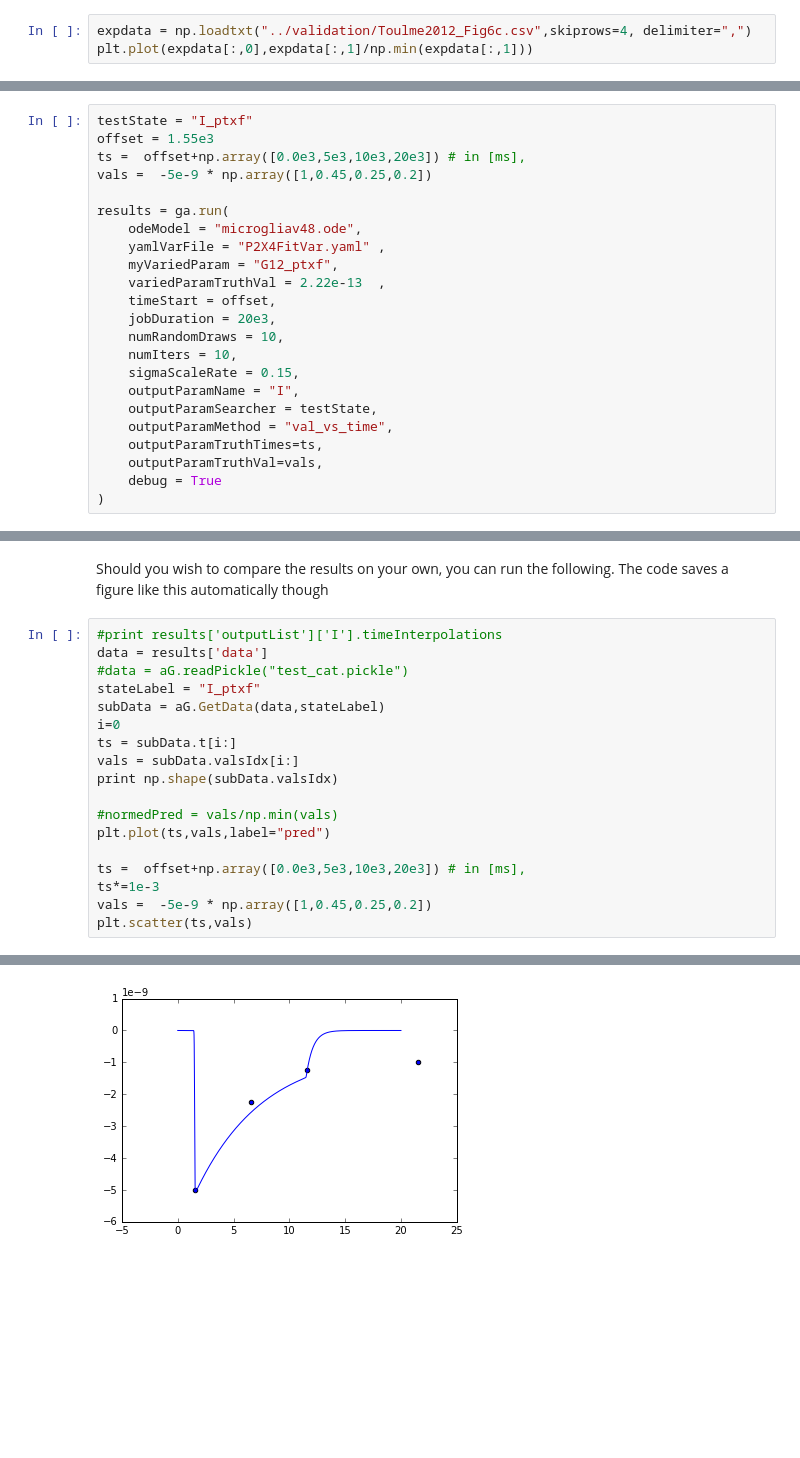
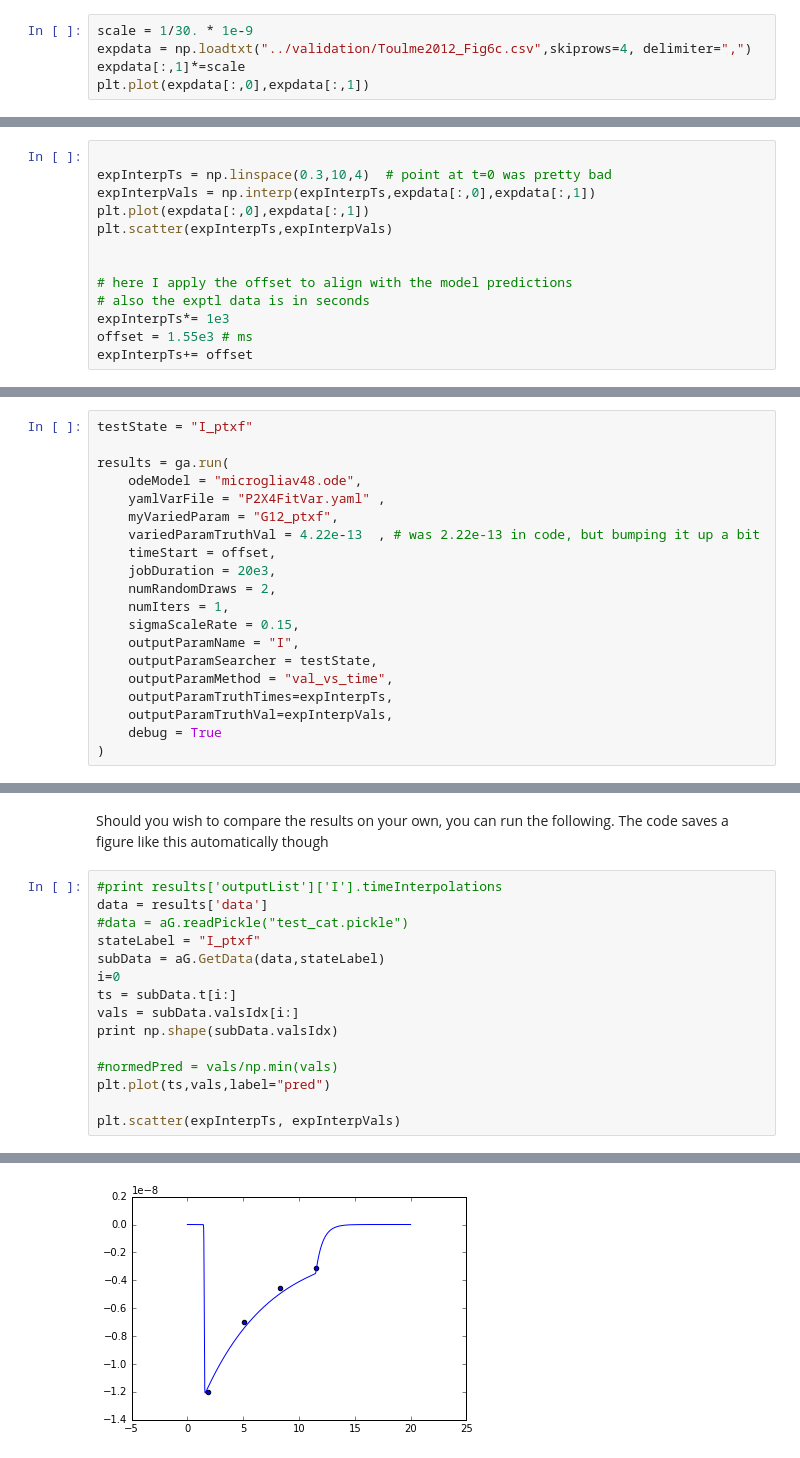
Before and after one commit to huskeypm/microglia, a Jupyter notebook: fitting/fitting.ipynb, the cells around one changed output, grey strips where cells are left out. Drawn from its saved outputs; the diff is of its cells as text; blank space fills up the shorter version.

```diff
--- a/fitting/fitting.ipynb
+++ b/fitting/fitting.ipynb
@@ -152,3 +146,5 @@ A more complicated example in which a time-dependent profile is compared
 # %%
+scale = 1/30. * 1e-9
 expdata = np.loadtxt("../validation/Toulme2012_Fig6c.csv",skiprows=4, delimiter=",")
-plt.plot(expdata[:,0],expdata[:,1]/np.min(expdata[:,1]))
+expdata[:,1]*=scale
+plt.plot(expdata[:,0],expdata[:,1])
@@ -154,0 +156,13 @@ plt.plot(expdata[:,0],expdata[:,1]/np.min(expdata[:,1]))
+# %%
+
+expInterpTs = np.linspace(0.3,10,4)  # point at t=0 was pretty bad
+expInterpVals = np.interp(expInterpTs,expdata[:,0],expdata[:,1])
+plt.plot(expdata[:,0],expdata[:,1])
+plt.scatter(expInterpTs,expInterpVals)
+
+
+# here I apply the offset to align with the model predictions
+# also the exptl data is in seconds
+expInterpTs*= 1e3
+offset = 1.55e3 # ms
+expInterpTs+= offset
@@ -155,24 +179,21 @@ plt.plot(expdata[:,0],expdata[:,1]/np.min(expdata[:,1]))
 # %%
 testState = "I_ptxf"
-offset = 1.55e3
-ts =  offset+np.array([0.0e3,5e3,10e3,20e3]) # in [ms],
-vals =  -5e-9 * np.array([1,0.45,0.25,0.2])
 
 results = ga.run(
     odeModel = "microgliav48.ode",
     yamlVarFile = "P2X4FitVar.yaml" ,
     myVariedParam = "G12_ptxf",
-    variedParamTruthVal = 2.22e-13  ,
+    variedParamTruthVal = 4.22e-13  , # was 2.22e-13 in code, but bumping it up a bit
     timeStart = offset,
     jobDuration = 20e3,
-    numRandomDraws = 10,
-    numIters = 10,
+    numRandomDraws = 2,
+    numIters = 1,
     sigmaScaleRate = 0.15,
     outputParamName = "I",
     outputParamSearcher = testState,
     outputParamMethod = "val_vs_time",
-    outputParamTruthTimes=ts,
-    outputParamTruthVal=vals,
+    outputParamTruthTimes=expInterpTs,
+    outputParamTruthVal=expInterpVals,
     debug = True
 )
 # %% [output]
@@ -387,22 +232,19 @@ The code saves a figure like this automatically though
 # %%
 #print results['outputList']['I'].timeInterpolations
 data = results['data']
 #data = aG.readPickle("test_cat.pickle")
 stateLabel = "I_ptxf"
 subData = aG.GetData(data,stateLabel)
 i=0
 ts = subData.t[i:]
 vals = subData.valsIdx[i:]
 print np.shape(subData.valsIdx)
 
 #normedPred = vals/np.min(vals)
 plt.plot(ts,vals,label="pred")
 
-ts =  offset+np.array([0.0e3,5e3,10e3,20e3]) # in [ms],
-ts*=1e-3
-vals =  -5e-9 * np.array([1,0.45,0.25,0.2])
-plt.scatter(ts,vals)
+plt.scatter(expInterpTs, expInterpVals)
 # %% [output]
 (200001,)
 <matplotlib.collections.PathCollection at 0x...>
-[figure, old version]
+[figure, new version]
```
Also changed, not shown: parts of 13 cells of this notebook, 1 other file.
